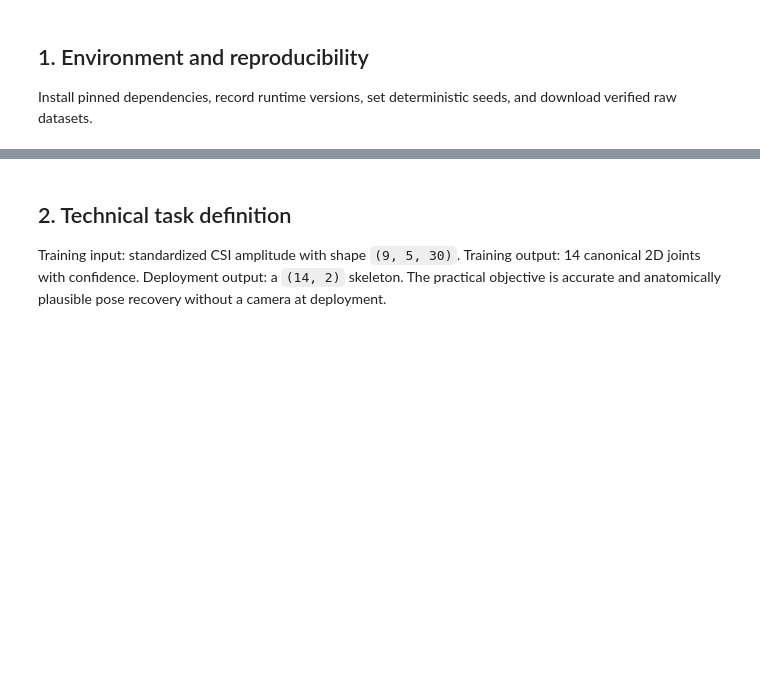
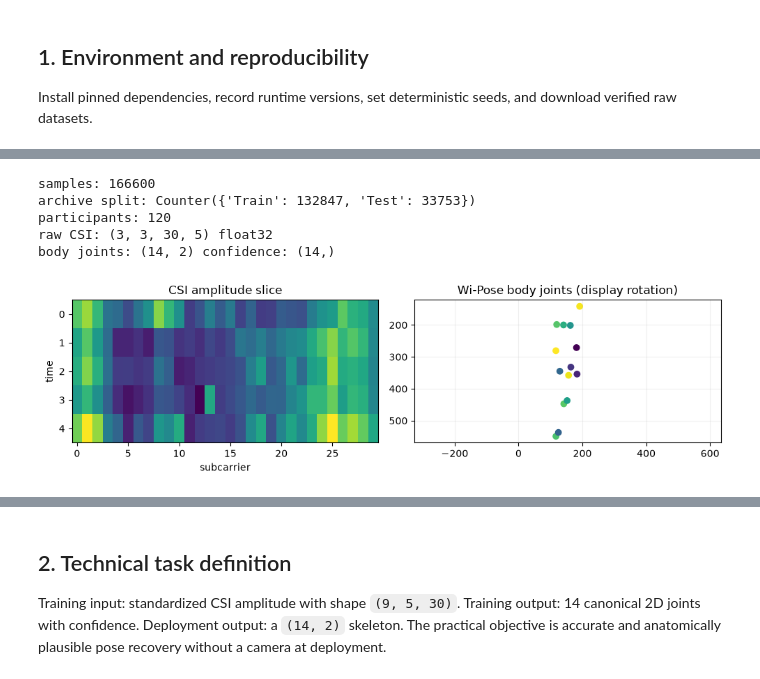
Before and after one commit to viti1igo/wifi_csi_hpe, a Jupyter notebook: notebooks/WiFi_CSI_HPE_A2.ipynb, the cells around one changed output, grey strips where cells are left out. Drawn from its saved outputs; the diff is of its cells as text; code cells hidden in the pictures; blank space fills up the shorter version.

```diff
--- a/notebooks/WiFi_CSI_HPE_A2.ipynb
+++ b/notebooks/WiFi_CSI_HPE_A2.ipynb
@@ -12,0 +10,11 @@ Install pinned dependencies, record runtime versions, set deterministic seeds, a
+# %%
+import os, sys
+from pathlib import Path
+EXPECTED_PYTHON = Path('/data/axnguyen/Env/Anaconda/envs/ML_31005/bin/python').resolve()
+ACTIVE_PYTHON = Path(sys.executable).resolve()
+assert ACTIVE_PYTHON == EXPECTED_PYTHON, f'Select Python (ML_31005); active interpreter is {ACTIVE_PYTHON}'
+PROJECT_ROOT = next(p for p in [Path.cwd(), *Path.cwd().parents] if (p / 'environment.yml').exists())
+MPL_CACHE = PROJECT_ROOT / '.cache/matplotlib'; MPL_CACHE.mkdir(parents=True, exist_ok=True)
+os.environ.setdefault('MPLCONFIGDIR', str(MPL_CACHE))
+print('Python:', ACTIVE_PYTHON)
+print('Project:', PROJECT_ROOT)
@@ -12,0 +27,31 @@ Install pinned dependencies, record runtime versions, set deterministic seeds, a
+# %%
+import json, collections, h5py, numpy as np
+source_manifest = PROJECT_ROOT / 'data/manifests/wipose_samples.jsonl'
+wipose = [json.loads(line) for line in source_manifest.open(encoding='utf-8')]
+print('samples:', len(wipose))
+print('archive split:', collections.Counter(r['archive_split'] for r in wipose))
+print('participants:', len({r['participant'] for r in wipose}))
+raw_path = Path(wipose[0]['csi_path'])
+with h5py.File(raw_path, 'r') as f:
+    raw_csi = np.asarray(f['CSI'][()], dtype=np.float32)
+    pose_vector = np.asarray(f['SkeletonPoints'][()], dtype=np.float32).reshape(3, 18)
+joints_pixel = pose_vector[:2, :14].T  # official raw (x, y) target
+joints_display = np.column_stack([480 - joints_pixel[:,1], joints_pixel[:,0]])  # display only
+confidence = pose_vector[2, :14]
+print('raw CSI:', raw_csi.shape, raw_csi.dtype)
+print('body joints:', joints_pixel.shape, 'confidence:', confidence.shape)
+# %% [output]
+samples: 166600
+archive split: Counter({'Train': 132847, 'Test': 33753})
+participants: 120
+raw CSI: (3, 3, 30, 5) float32
+body joints: (14, 2) confidence: (14,)
+# %%
+import matplotlib.pyplot as plt
+csi = raw_csi.transpose(3, 0, 1, 2)
+plt.figure(figsize=(10, 3))
+plt.subplot(1, 2, 1); plt.imshow(csi[:, 0, 0, :], aspect='auto'); plt.title('CSI amplitude slice'); plt.xlabel('subcarrier'); plt.ylabel('time')
+plt.subplot(1, 2, 2); plt.scatter(joints_display[:,0], joints_display[:,1], c=confidence, cmap='viridis'); plt.gca().invert_yaxis(); plt.title('Wi-Pose body joints (display rotation)'); plt.axis('equal'); plt.grid(alpha=.2)
+plt.tight_layout()
+# %% [output]
+[figure, added]
```
Also changed, not shown: parts of 28 cells of this notebook, 20 other files.
